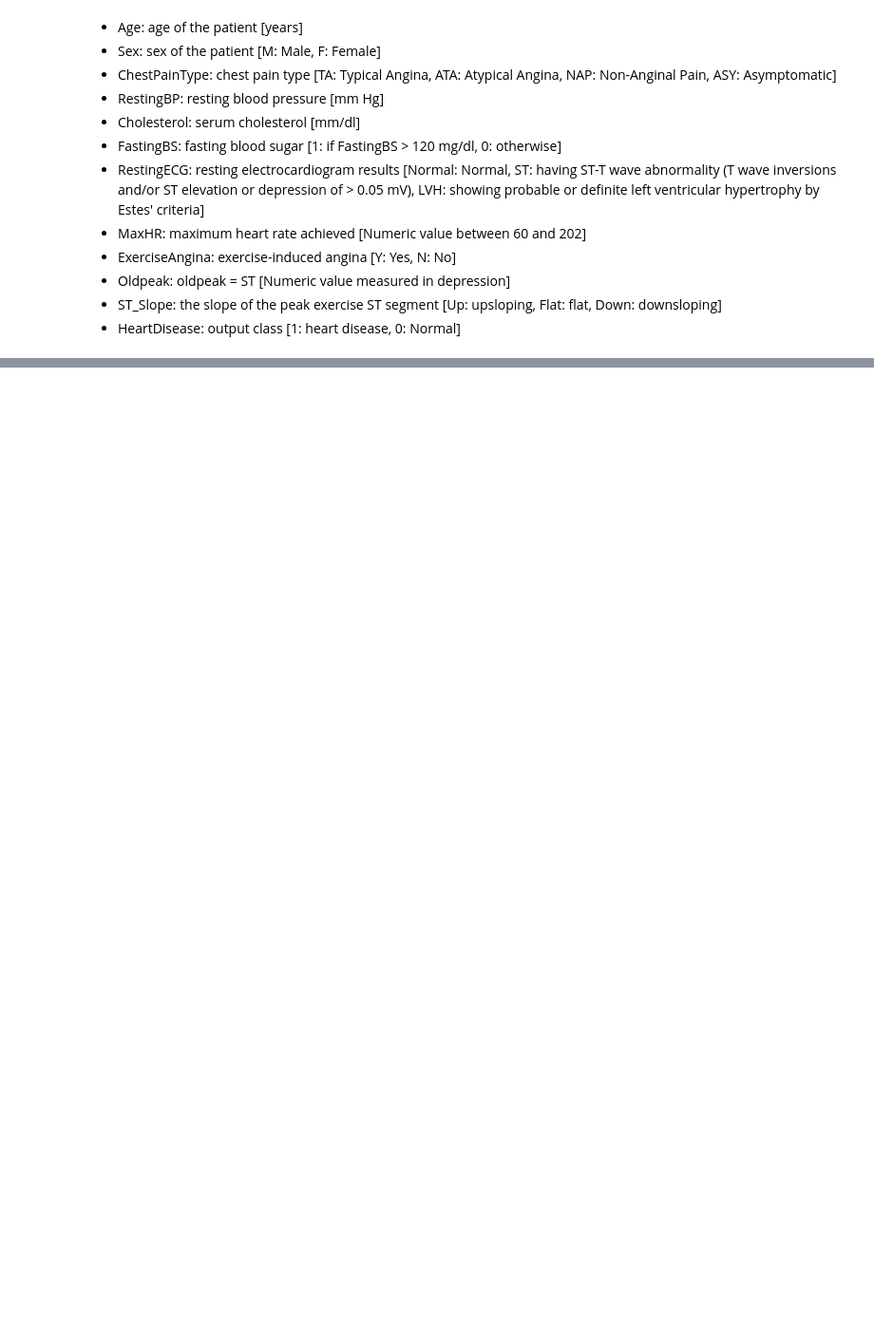
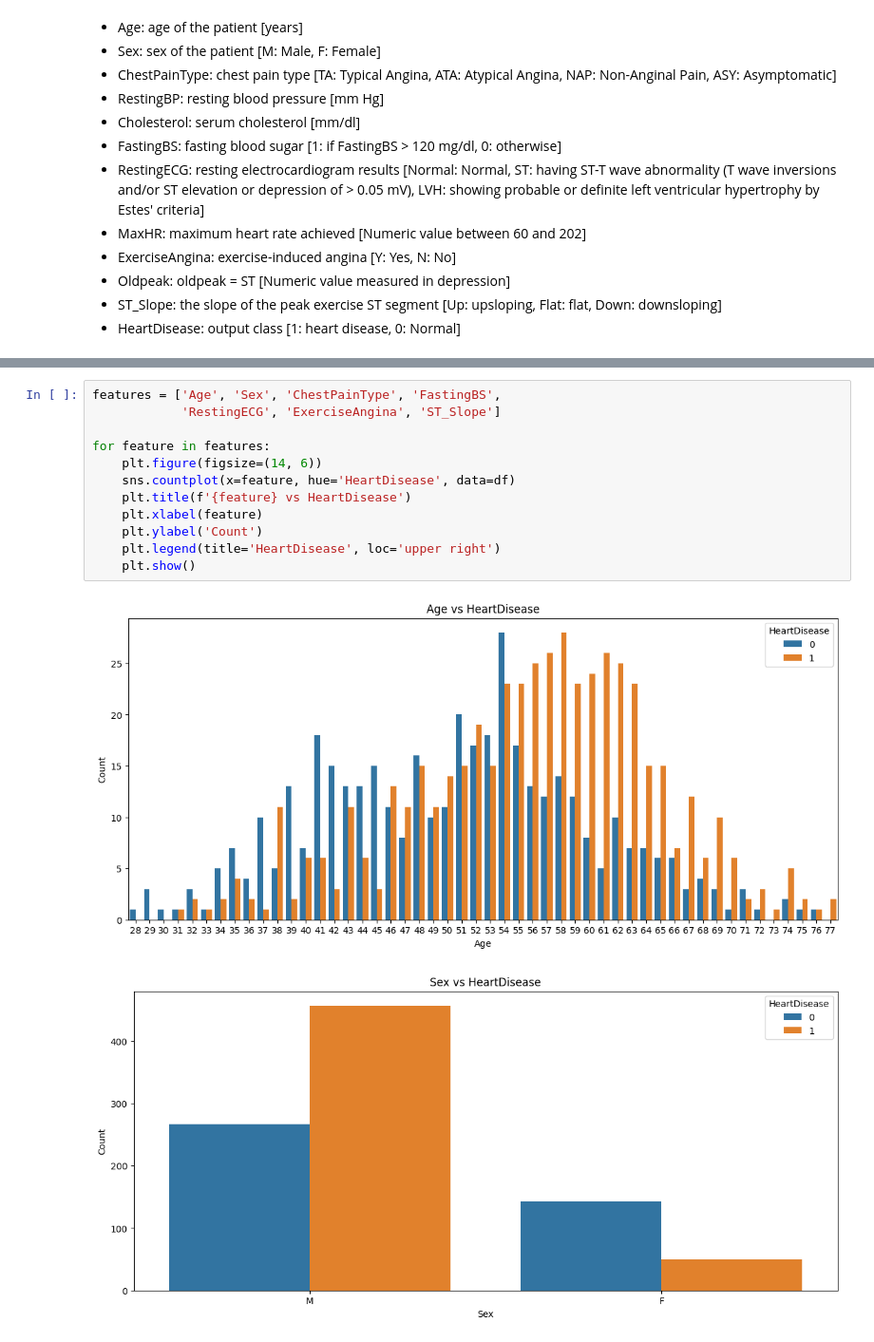
Before and after one commit to fabianestayt/Project-2, a Jupyter notebook: project_heart.ipynb, the cells around one changed output, grey strips where cells are left out. Shown: that part at 95% size. Saved outputs shown, nothing was run; the diff lists cells and outputs as text; blank space fills up the shorter version.

```diff
--- a/project_heart.ipynb
+++ b/project_heart.ipynb
@@ -116,2 +171,17 @@ df['HeartDisease'].value_counts()
 0    410
 Name: HeartDisease, dtype: int64
+# %%
+features = ['Age', 'Sex', 'ChestPainType', 'FastingBS',
+            'RestingECG', 'ExerciseAngina', 'ST_Slope']
+
+for feature in features:
+    plt.figure(figsize=(14, 6))
+    sns.countplot(x=feature, hue='HeartDisease', data=df)
+    plt.title(f'{feature} vs HeartDisease')
+    plt.xlabel(feature)
+    plt.ylabel('Count')
+    plt.legend(title='HeartDisease', loc='upper right')
+    plt.show()
+# %% [output]
+[figure, added]
+[figure, added]
```
Also changed, not shown: parts of 21 cells of this notebook.
